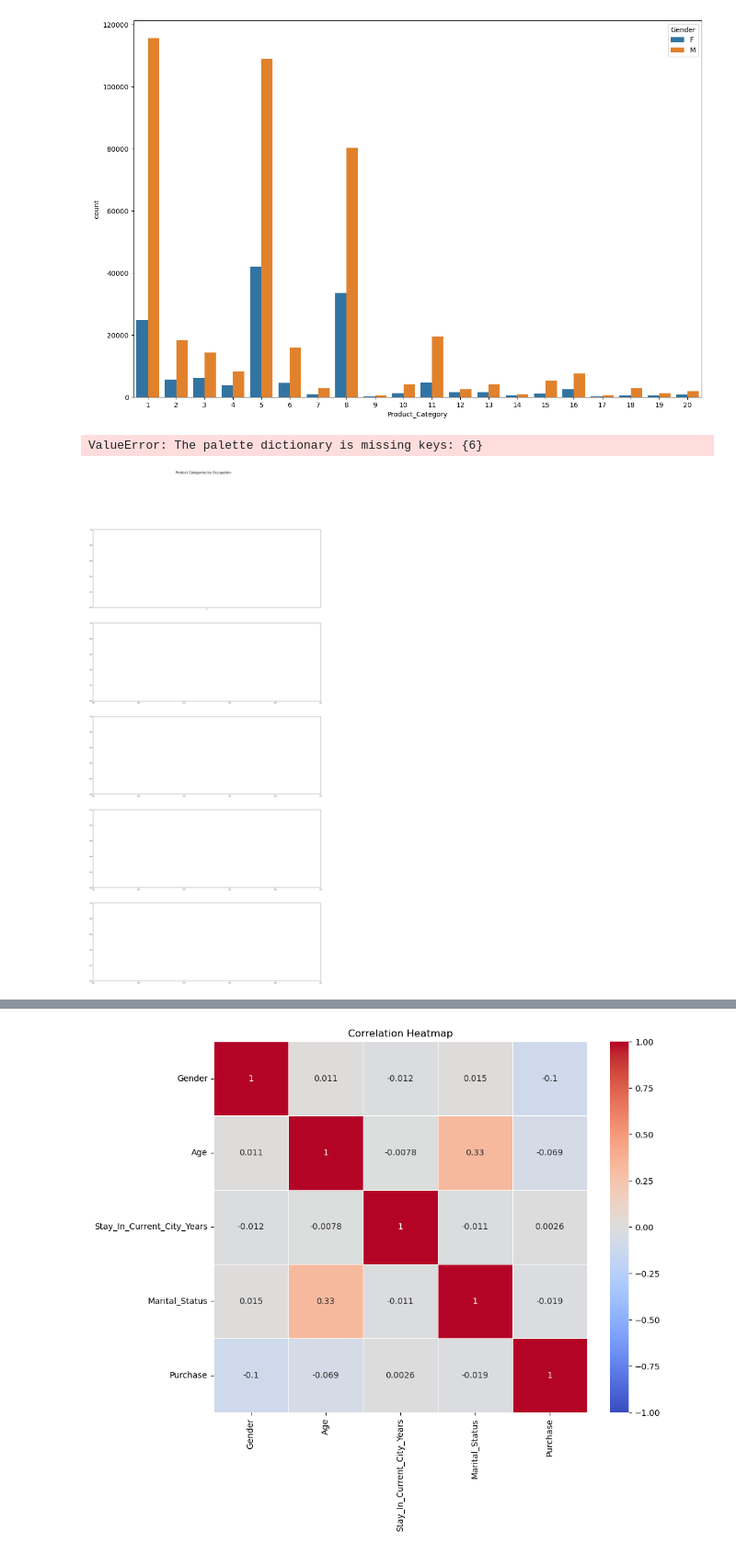
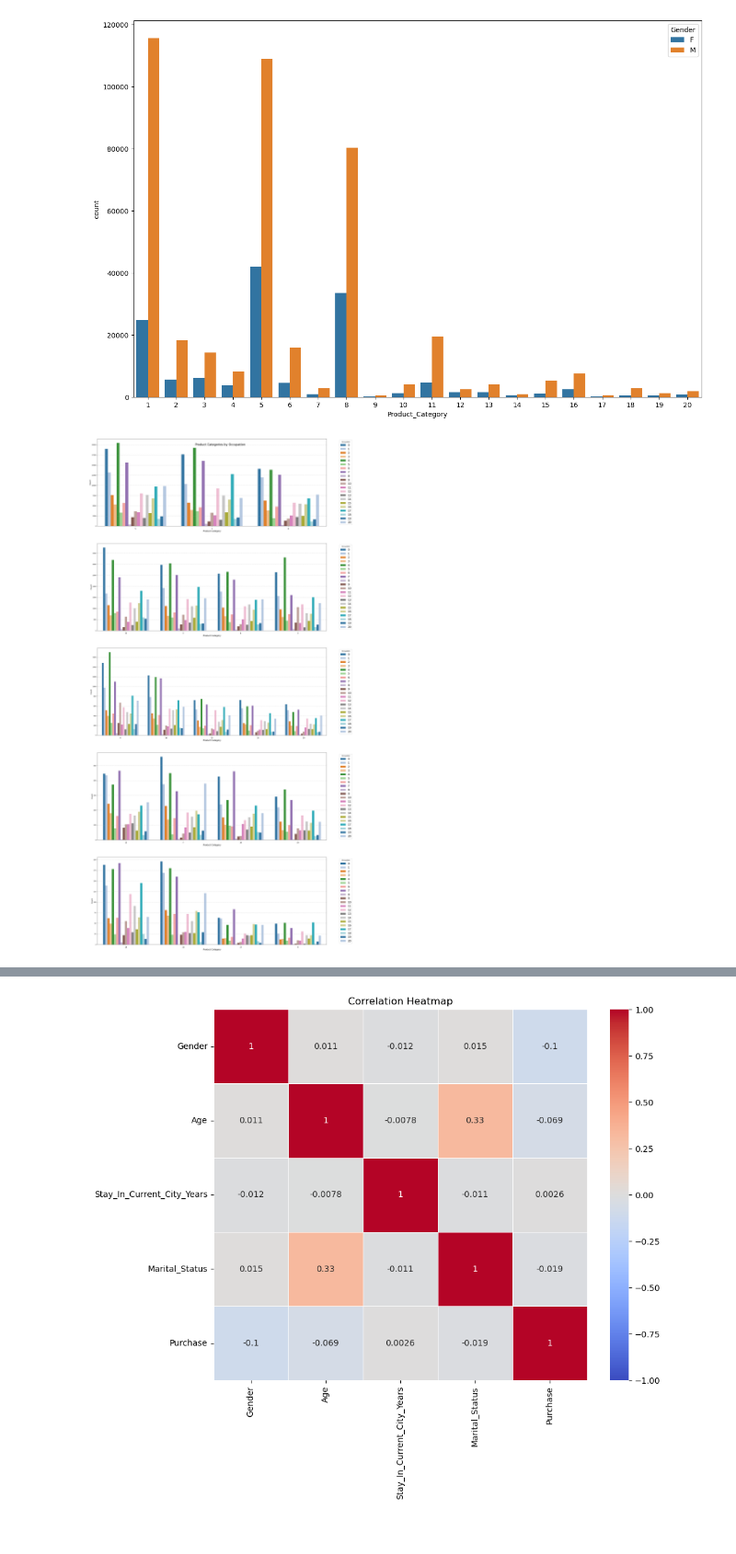
Before and after one commit to hoonzzang617/MultiCampus_DA, a Jupyter notebook: Project/쇼핑몰_데이터_분석.ipynb, the cells around one changed output, grey strips where cells are left out. Shown at 92% size. Cells and saved outputs as stored; diff of their text form; code cells hidden in the pictures.

```diff
--- a/Project/쇼핑몰_데이터_분석.ipynb
+++ b/Project/쇼핑몰_데이터_분석.ipynb
@@ -695,38 +744,12 @@ product_categories = product_counts.index.tolist()
 groups = [product_categories[:3], product_categories[3:7], product_categories[7:12],
           product_categories[12:16], product_categories[16:]]
 
-# 모든 Occupation에 대한 색상 팔레트 생성
-# 모든 Occupation에 대한 색상 팔레트 생성
-all_occupations = df['Occupation'].unique()
+# 모든 Occupation 값을 포함하도록 수정
+all_occupations = sorted(df['Occupation'].unique().tolist() + [6])  # 6을 명시적으로 추가
 
-# 기본 팔레트 생성
-base_palette = sns.color_palette("tab20", n_colors=20)  # 20가지 색상의 탭20 팔레트
-
-# 추가적인 구분을 위해 일부 색상 수동 조정
-custom_palette = [
-    base_palette[0],  # 파랑
-    base_palette[1],  # 주황
-    base_palette[2],  # 초록
-    base_palette[3],  # 빨강
-    base_palette[4],  # 보라
-    base_palette[5],  # 갈색
-    base_palette[6],  # 분홍
-    base_palette[7],  # 회색
-    base_palette[8],  # 올리브
-    base_palette[9],  # 청록
-    sns.color_palette("pastel")[0],  # 파스텔 파랑
-    sns.color_palette("pastel")[1],  # 파스텔 주황
-    sns.color_palette("pastel")[2],  # 파스텔 초록
-    sns.color_palette("pastel")[3],  # 파스텔 빨강
-    sns.color_palette("pastel")[4],  # 파스텔 보라
-    sns.color_palette("deep")[5],    # 진한 청록
-    sns.color_palette("deep")[6],    # 진한 분홍
-    sns.color_palette("deep")[7],    # 진한 회색
-    sns.color_palette("deep")[8],    # 진한 올리브
-    sns.color_palette("deep")[9],    # 진한 갈색
-]
-
-occupation_color_dict = dict(zip(all_occupations, custom_palette))
+# 20개 이상의 구분하기 쉬운 색상 팔레트 생성
+color_palette = sns.color_palette("tab20", n_colors=len(all_occupations))
+color_dict = dict(zip(all_occupations, color_palette))
 
 # 플롯 설정
 fig, axes = plt.subplots(5, 1, figsize=(25, 50))
@@ -740,33 +763,34 @@ for i, group in enumerate(groups):
     # 현재 그룹 내에서 Product_Category와 Occupation 조합의 빈도수 계산
     group_counts = group_data.groupby(['Product_Category', 'Occupation']).size().unstack(fill_value=0)
     group_counts_sum = group_counts.sum(axis=1).sort_values(ascending=False)
 
     # 데이터 재구성
     plot_data = group_counts.reindex(group_counts_sum.index).stack().reset_index(name='count')
 
     # countplot 그리기
     sns.barplot(data=plot_data, x='Product_Category', y='count', hue='Occupation', ax=axes[i],
-                order=group_counts_sum.index, palette=occupation_color_dict)
+                order=group_counts_sum.index, palette=color_dict)
 
     # x축 레이블 설정
     axes[i].set_xlabel('Product Category', fontsize=14)
     axes[i].set_xticklabels(group_counts_sum.index, rotation=0, ha='center', fontsize=12)
 
     # y축 레이블 설정
     axes[i].set_ylabel('Count', fontsize=12)
 
     # 범례 위치 조정
+
     axes[i].legend(title='Occupation', bbox_to_anchor=(1.05, 1), loc='upper left', fontsize=18)
+
 
     # x축 레이블 위치 조정
     axes[i].tick_params(axis='x', which='major', pad=10)
 
     # 그리드 추가
     axes[i].grid(axis='y', linestyle='--', alpha=0.7)
 
 # 레이아웃 조정
 plt.tight_layout()
 plt.show()
 # %% [output]
-ValueError: The palette dictionary is missing keys: {6}
-[figure, old version]
+[figure, new version]
```
Also changed, not shown: parts of 26 cells of this notebook, 1 other file.
